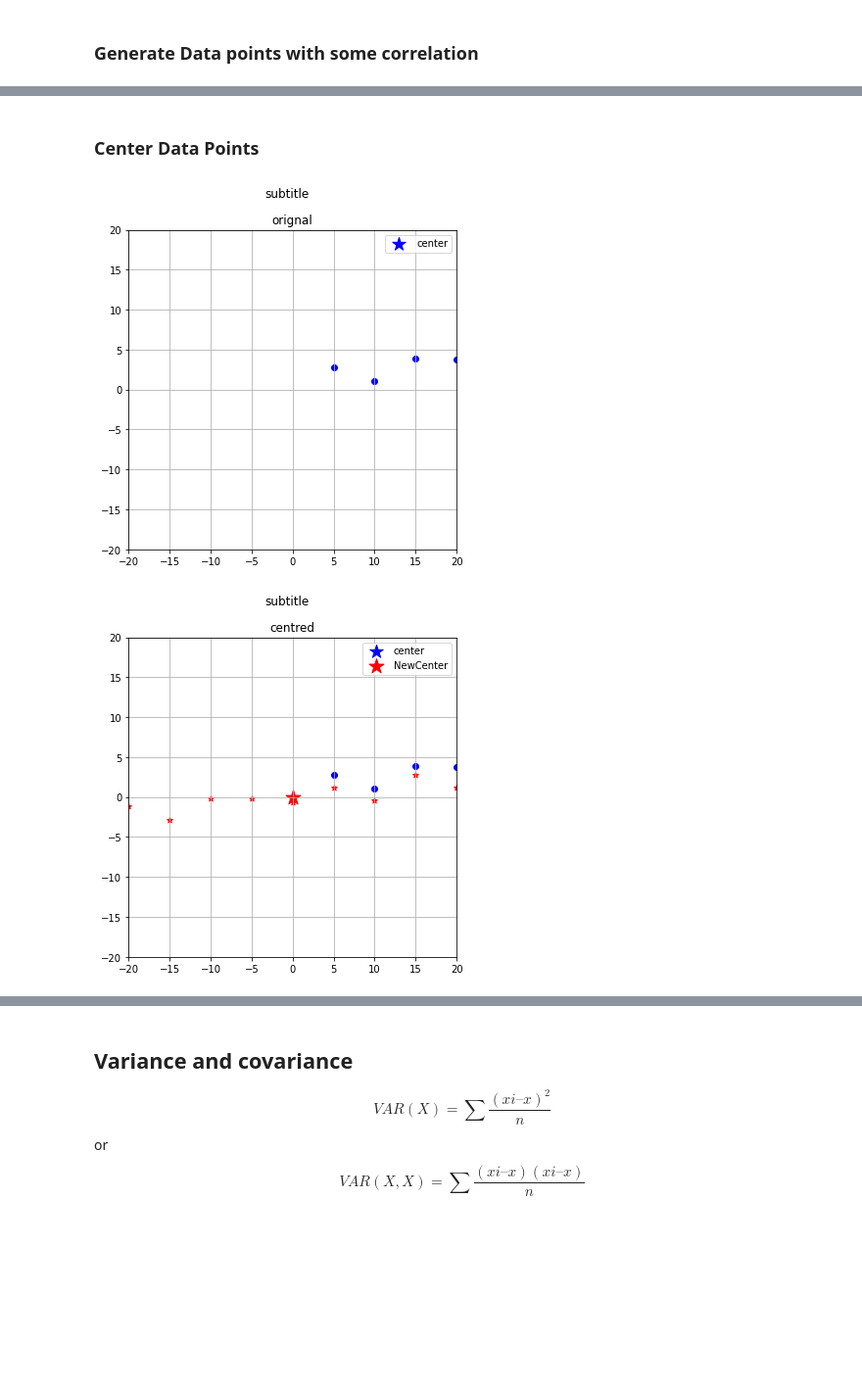
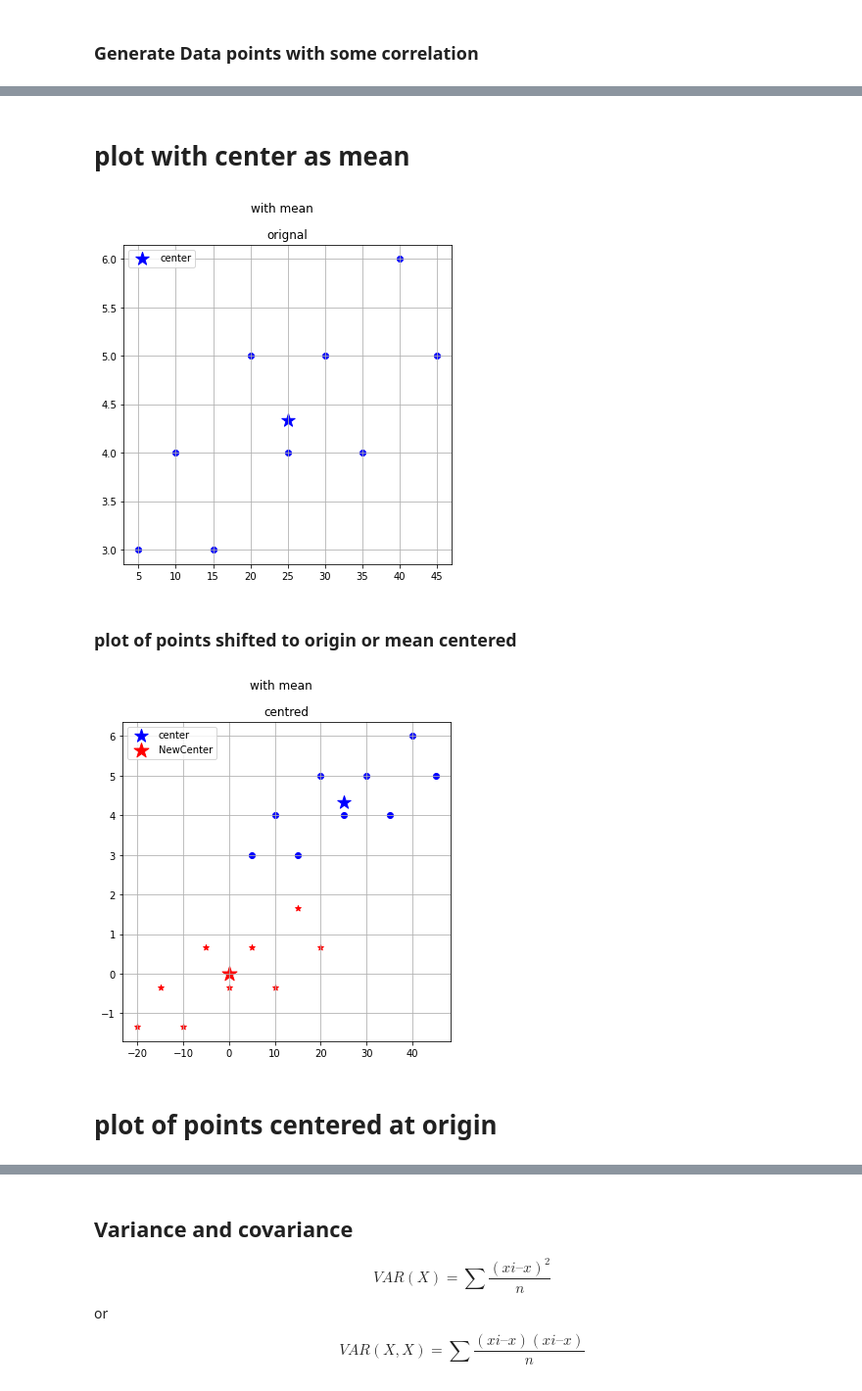
Before and after one commit to CAS-CS/cas-cs.github.io, a Jupyter notebook: lectures/FoML/.PythonCode/ClassDemo/07_PCA_Dimentionality_reduction.ipynb, the cells around one changed output, grey strips where cells are left out. Shown at 98% size. Cells and saved outputs as stored; diff of their text form; code cells hidden in the pictures; blank space fills up the shorter version.

```diff
--- a/lectures/FoML/.PythonCode/ClassDemo/07_PCA_Dimentionality_reduction.ipynb
+++ b/lectures/FoML/.PythonCode/ClassDemo/07_PCA_Dimentionality_reduction.ipynb
@@ -78,7 +135,7 @@ for v in x:
     # try
     # noise=0
     # scale=1,-1,-10
-    y=np.append(y,(v+noise*10)/scale)
+    y=np.round(np.append(y,(v+noise*10)/scale),0)
 df=pd.DataFrame(dict(x=x,y=y))
 df
 # %% [output]
@@ -110,5 +164,5 @@ ax1.scatter(x,y,c='blue')
 # %% [markdown]
-### Center Data Points
+# plot with center as mean
 # %%
 x_mean=df.x.values.mean()
 y_mean=df.y.values.mean()
@@ -118,28 +172,28 @@ yc=y-y_mean
 df["Xcentered"]=xc
 df["Ycentered"]=yc
 df
-
+fig.suptitle("with mean")
 ax1.scatter(x_mean,y_mean,marker='*',s=200,label='center',c='blue')
 fig.set_facecolor('white')
 ax1.legend()
 fig
 # %% [output]
-[figure, old version]
+[figure, new version]
+# %% [markdown]
+### plot of points shifted to origin or mean centered
 # %%
-ax2=ax
+# fig, ax = plt.subplots(1,figsize=(6,6))
+ax2=ax1
 ax2.grid(True)
 ax2.set_title("centred")
 ax2.scatter(xc,yc,marker="*",c='red')
-minrange=min(min(xc),min(yc))
-maxrange=max(max(xc),max(yc))
-minrange,maxrange
-# ax2.axis[minrange,minrange,maxrange,maxrange]
-ax2.set(xlim=(minrange,maxrange),ylim=(minrange,maxrange))
 ax2.scatter(xc.mean(),yc.mean(),label='NewCenter',marker="*",c='red',s=250)
 ax2.legend()
 fig
 # %% [output]
-[figure, old version]
+[figure, new version]
+# %% [markdown]
+# plot of points centered at origin
 # %%
 fig2=[]
 fig2,ax2=plt.subplots(1,figsize=(6,6))
```
Also changed, not shown: parts of 37 cells of this notebook.
